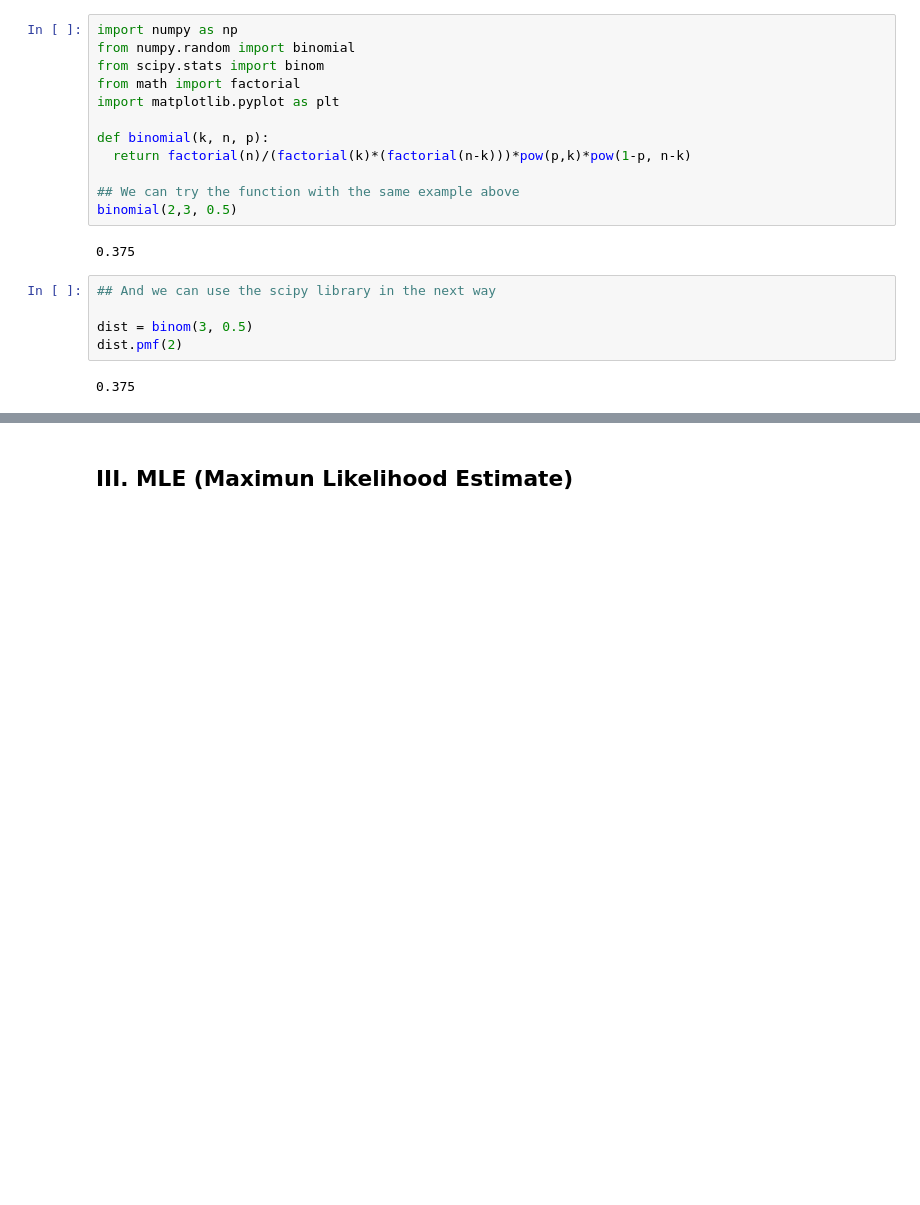
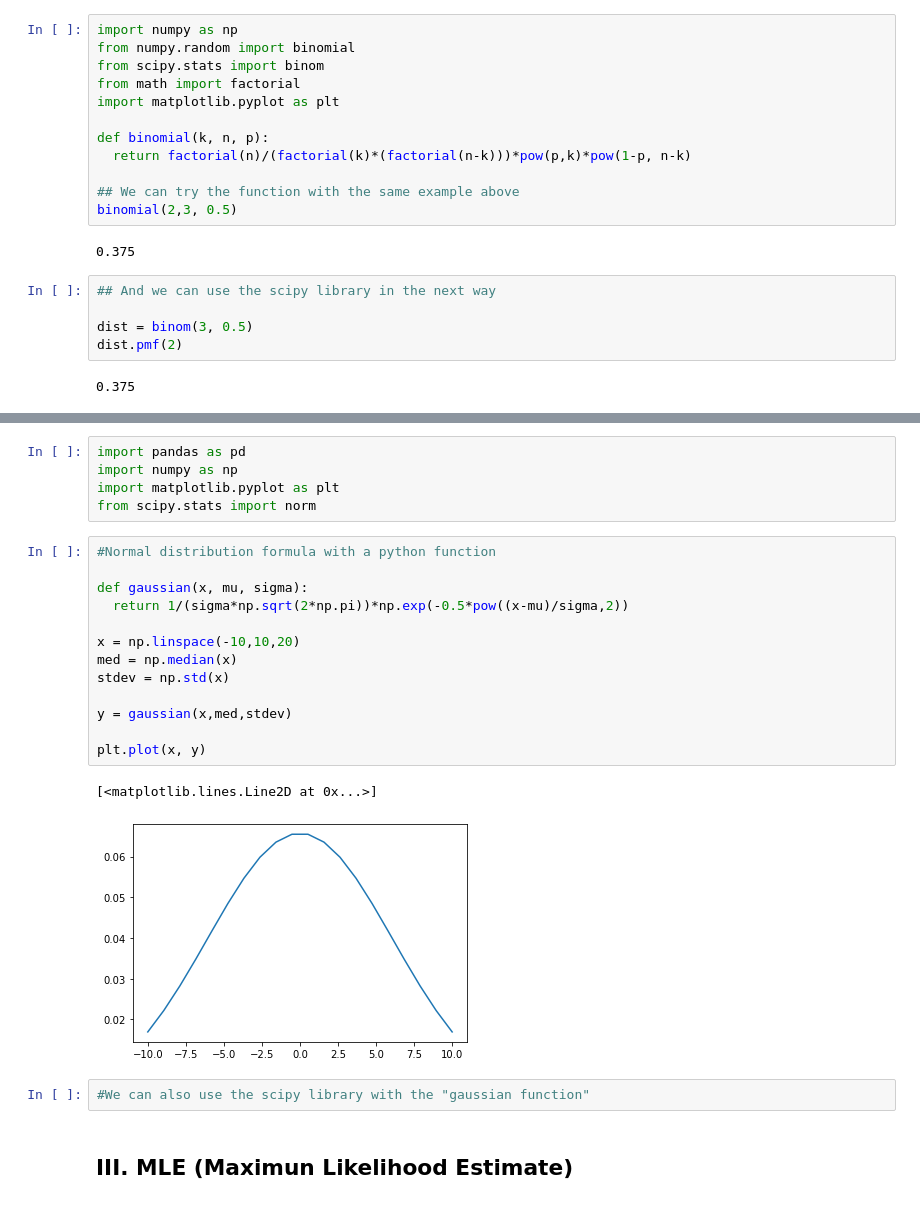
Before and after one commit to DavGarza/Learning-data-science, a Jupyter notebook: math_stats_and_probability/basic_probability.ipynb, the cells around one changed output, grey strips where cells are left out. Drawn from its saved outputs; the diff is of its cells as text; blank space fills up the shorter version.

```diff
--- a/math_stats_and_probability/basic_probability.ipynb
+++ b/math_stats_and_probability/basic_probability.ipynb
@@ -181,2 +191,25 @@ dist.pmf(2)
+# %%
+import pandas as pd
+import numpy as np
+import matplotlib.pyplot as plt
+from scipy.stats import norm
+# %%
+#Normal distribution formula with a python function
+
+def gaussian(x, mu, sigma):
+  return 1/(sigma*np.sqrt(2*np.pi))*np.exp(-0.5*pow((x-mu)/sigma,2))
+
+x = np.linspace(-10,10,20)
+med = np.median(x)
+stdev = np.std(x)
+
+y = gaussian(x,med,stdev)
+
+plt.plot(x, y)
+# %% [output]
+[<matplotlib.lines.Line2D at 0x...>]
+[figure, added]
+# %%
+#We can also use the scipy library with the "gaussian function"
 # %% [markdown]
 ## III. MLE (Maximun Likelihood Estimate)
```
Also changed, not shown: parts of 1 cell of this notebook, 1 other file.
